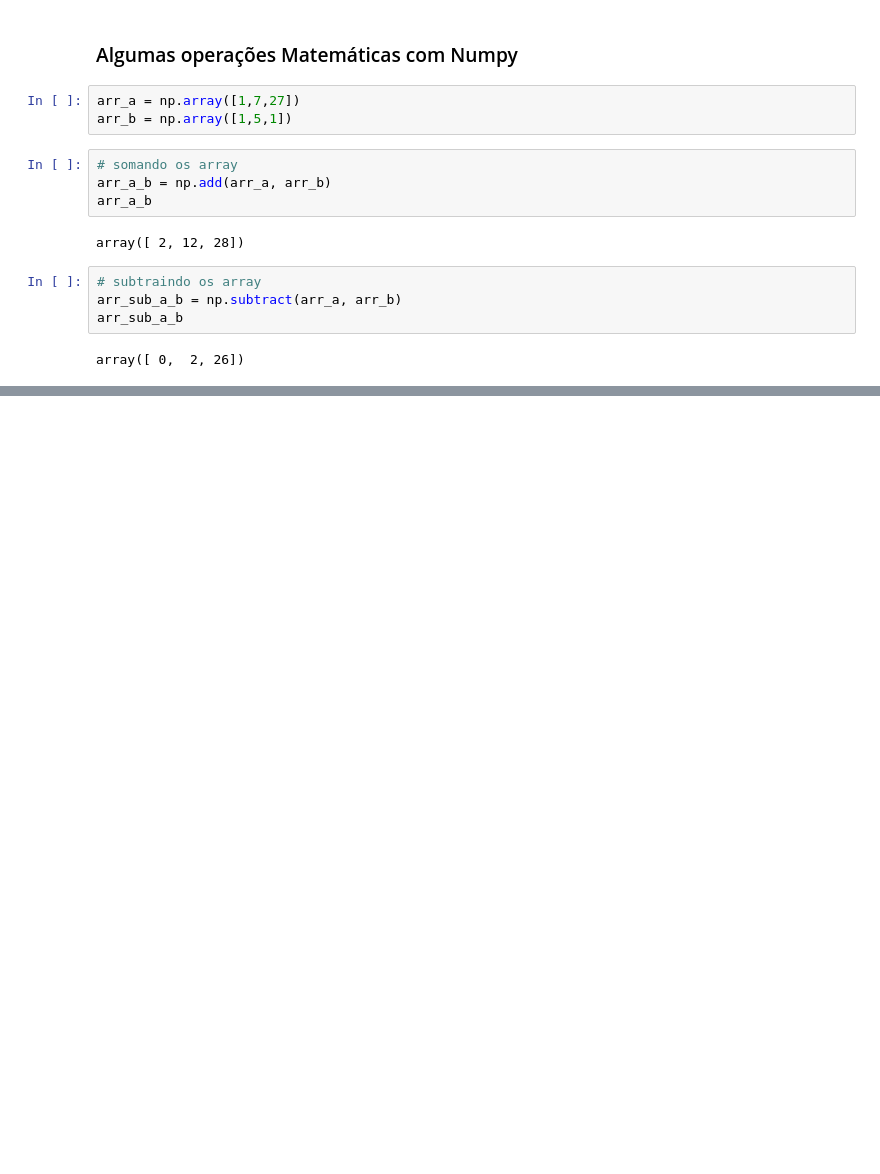
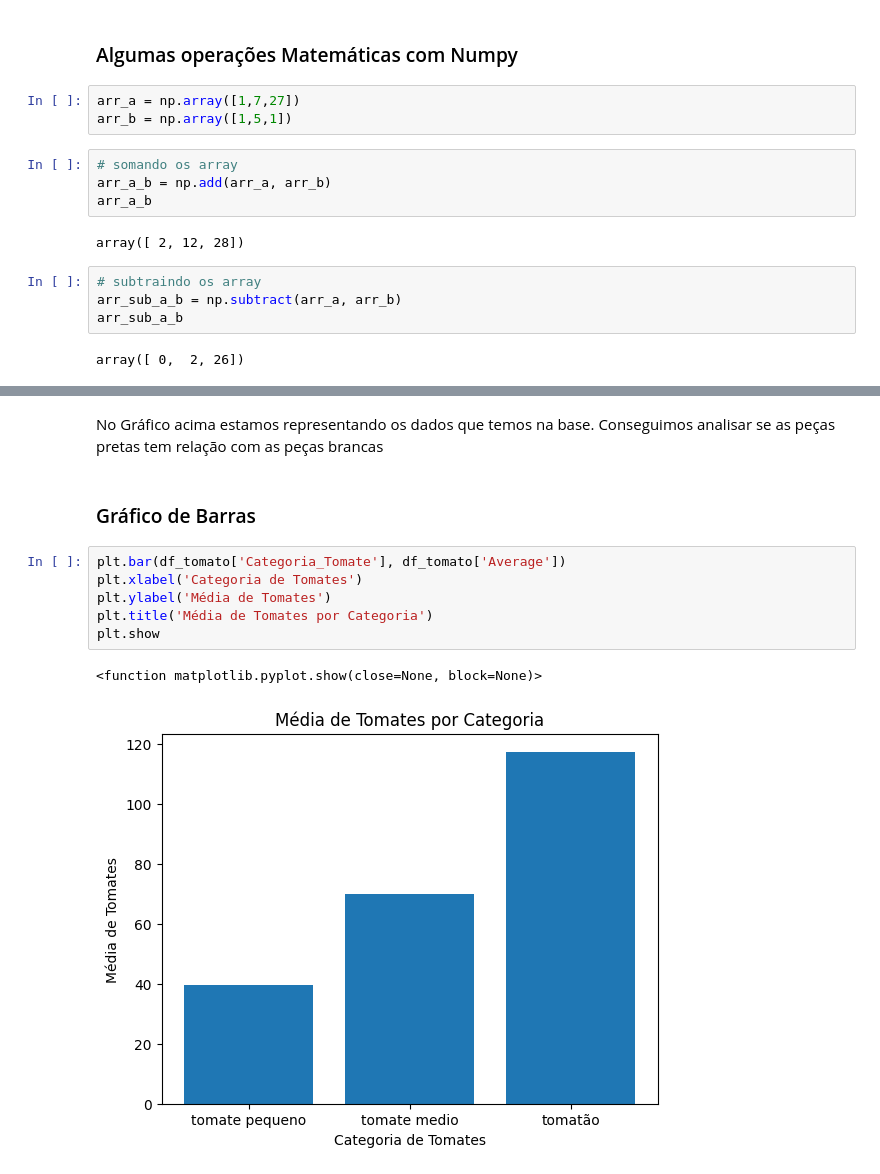
Before and after one commit to DeboraPascoarelli/FIAP_F2A02_ANALISE_EXPLORATORIA_DE_DADOS_EDA, a Jupyter notebook: FASE_2 - MACHINE LEARNIG AND TIME SERIES.ipynb, the cells around one changed output, grey strips where cells are left out. Saved outputs shown, nothing was run; the diff lists cells and outputs as text; blank space fills up the shorter version.

```diff
--- a/FASE_2 - MACHINE LEARNIG AND TIME SERIES.ipynb
+++ b/FASE_2 - MACHINE LEARNIG AND TIME SERIES.ipynb
@@ -283,0 +378,13 @@ array([ 0,  2, 26])
+# %% [markdown]
+No Gráfico acima estamos representando os dados que temos na base. Conseguimos analisar se as peças pretas tem relação com as peças brancas
+# %% [markdown]
+### Gráfico de Barras
+# %%
+plt.bar(df_tomato['Categoria_Tomate'], df_tomato['Average'])
+plt.xlabel('Categoria de Tomates')
+plt.ylabel('Média de Tomates')
+plt.title('Média de Tomates por Categoria')
+plt.show
+# %% [output]
+<function matplotlib.pyplot.show(close=None, block=None)>
+[figure, added]
```
Also changed, not shown: parts of 15 cells of this notebook, 2 other files.
